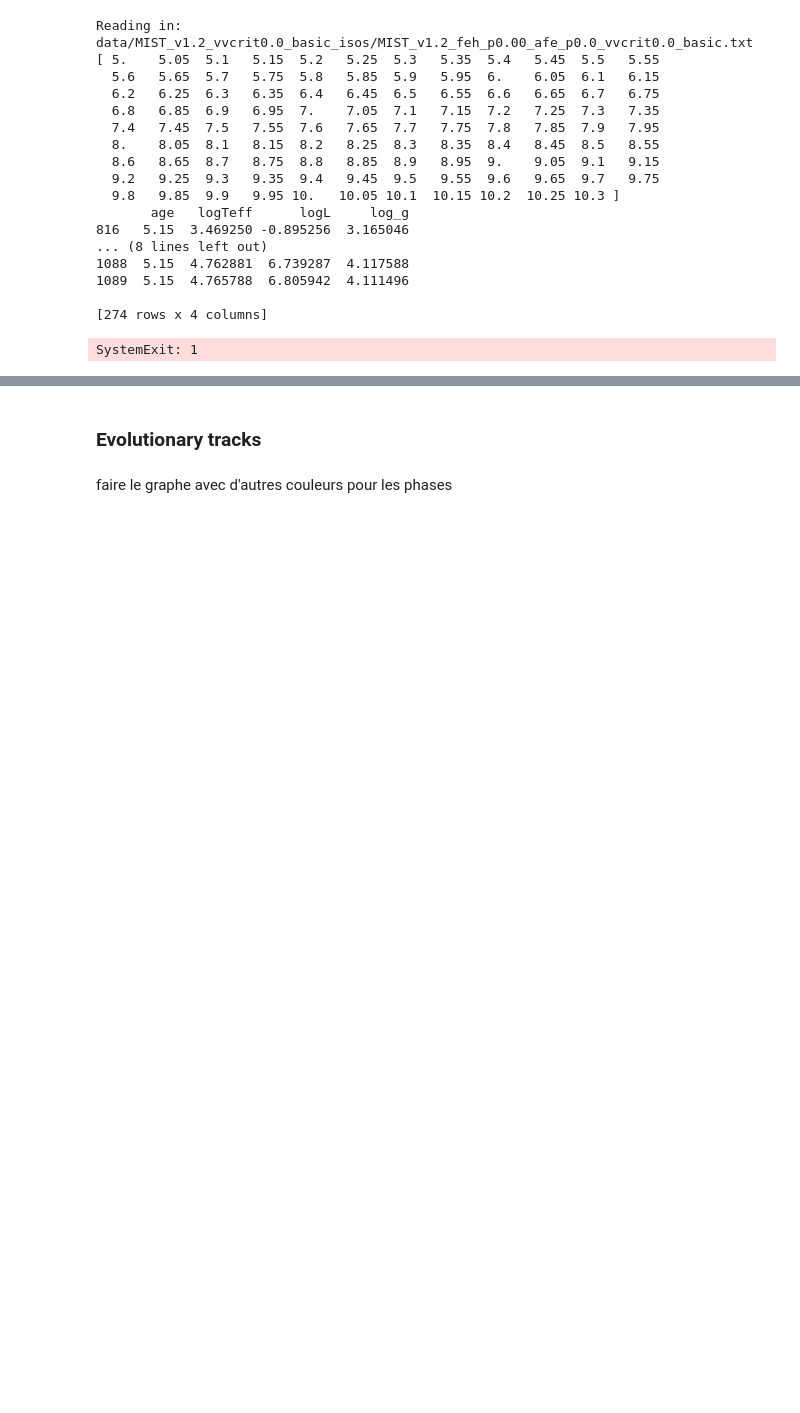
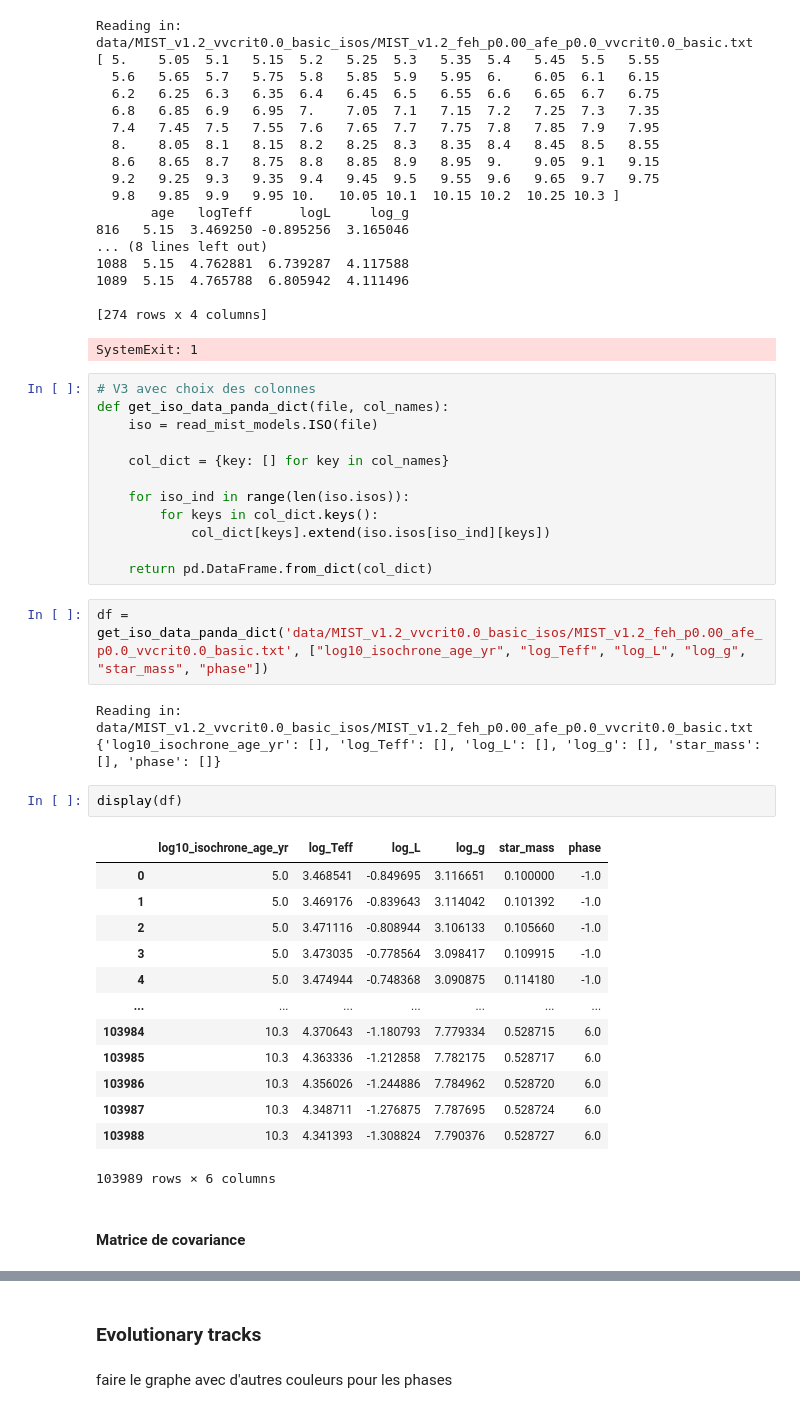
Before and after one commit to anpirott/thesis, a Jupyter notebook: data_exploration.ipynb, the cells around one changed output, grey strips where cells are left out. Cells and saved outputs as stored; diff of their text form; blank space fills up the shorter version.

Commit message:
changed the function to extract the iso data to pandas to be more usable and added utils file to contain function which are used in multiple places

```diff
--- a/data_exploration.ipynb
+++ b/data_exploration.ipynb
@@ -449,3 +449,38 @@ Reading in: data/MIST_v1.2_vvcrit0.0_basic_isos/MIST_v1.2_feh_p0.00_afe_p0.0_vvc
 
 [274 rows x 4 columns]
 SystemExit: 1
+# %%
+# V3 avec choix des colonnes
+def get_iso_data_panda_dict(file, col_names):
+    iso = read_mist_models.ISO(file)
+
+    col_dict = {key: [] for key in col_names}
+
+    for iso_ind in range(len(iso.isos)):
+        for keys in col_dict.keys():
+            col_dict[keys].extend(iso.isos[iso_ind][keys])
+
+    return pd.DataFrame.from_dict(col_dict)
+# %%
+df = get_iso_data_panda_dict('data/MIST_v1.2_vvcrit0.0_basic_isos/MIST_v1.2_feh_p0.00_afe_p0.0_vvcrit0.0_basic.txt', ["log10_isochrone_age_yr", "log_Teff", "log_L", "log_g", "star_mass", "phase"])
+# %% [output]
+Reading in: data/MIST_v1.2_vvcrit0.0_basic_isos/MIST_v1.2_feh_p0.00_afe_p0.0_vvcrit0.0_basic.txt
+{'log10_isochrone_age_yr': [], 'log_Teff': [], 'log_L': [], 'log_g': [], 'star_mass': [], 'phase': []}
+# %%
+display(df)
+# %% [output]
+|  | log10_isochrone_age_yr | log_Teff | log_L | log_g | star_mass | phase |
+| 0 | 5.0 | 3.468541 | -0.849695 | 3.116651 | 0.100000 | -1.0 |
+| 1 | 5.0 | 3.469176 | -0.839643 | 3.114042 | 0.101392 | -1.0 |
+| 2 | 5.0 | 3.471116 | -0.808944 | 3.106133 | 0.105660 | -1.0 |
+| 3 | 5.0 | 3.473035 | -0.778564 | 3.098417 | 0.109915 | -1.0 |
+| 4 | 5.0 | 3.474944 | -0.748368 | 3.090875 | 0.114180 | -1.0 |
+| ... | ... | ... | ... | ... | ... | ... |
+| 103984 | 10.3 | 4.370643 | -1.180793 | 7.779334 | 0.528715 | 6.0 |
+| 103985 | 10.3 | 4.363336 | -1.212858 | 7.782175 | 0.528717 | 6.0 |
+| 103986 | 10.3 | 4.356026 | -1.244886 | 7.784962 | 0.528720 | 6.0 |
+| 103987 | 10.3 | 4.348711 | -1.276875 | 7.787695 | 0.528724 | 6.0 |
+| 103988 | 10.3 | 4.341393 | -1.308824 | 7.790376 | 0.528727 | 6.0 |
+103989 rows × 6 columns
+# %% [markdown]
+#### Matrice de covariance
```
Also changed, not shown: parts of 7 cells of this notebook, 2 other files.
